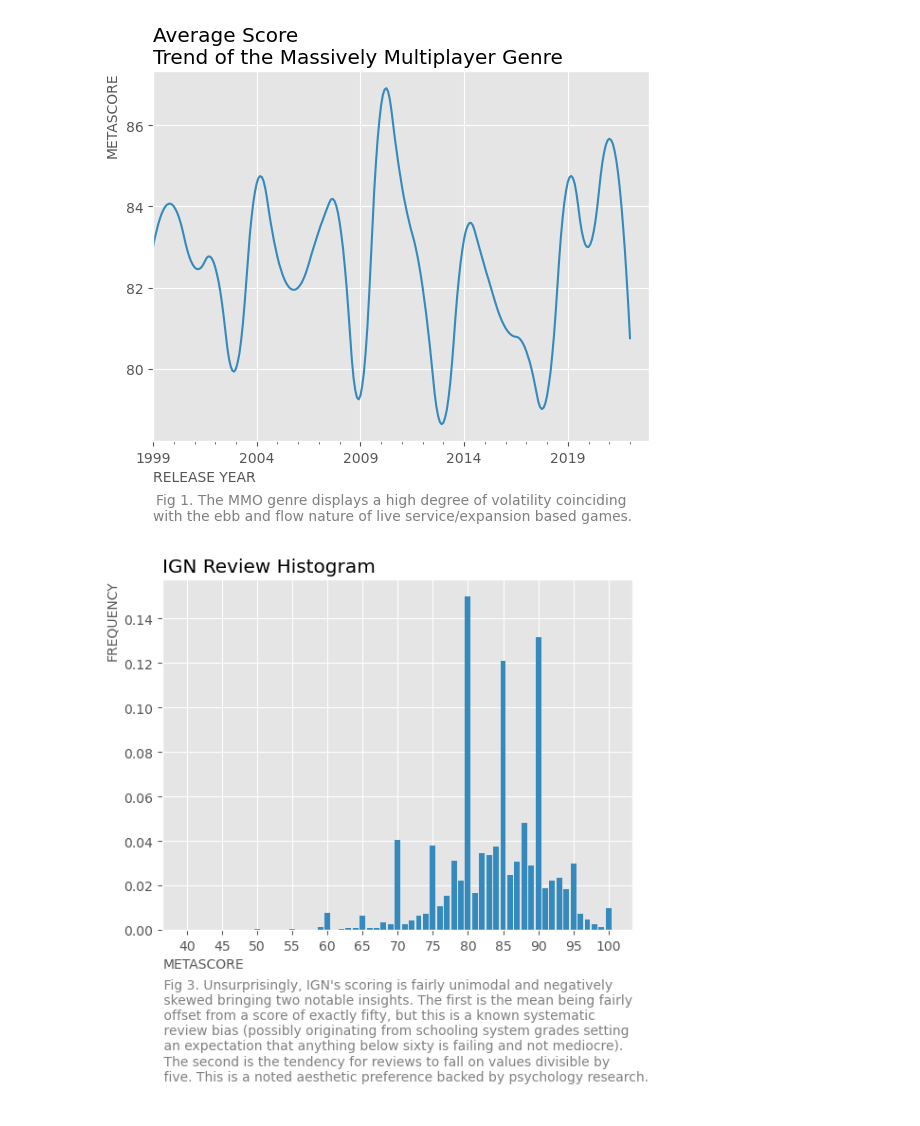
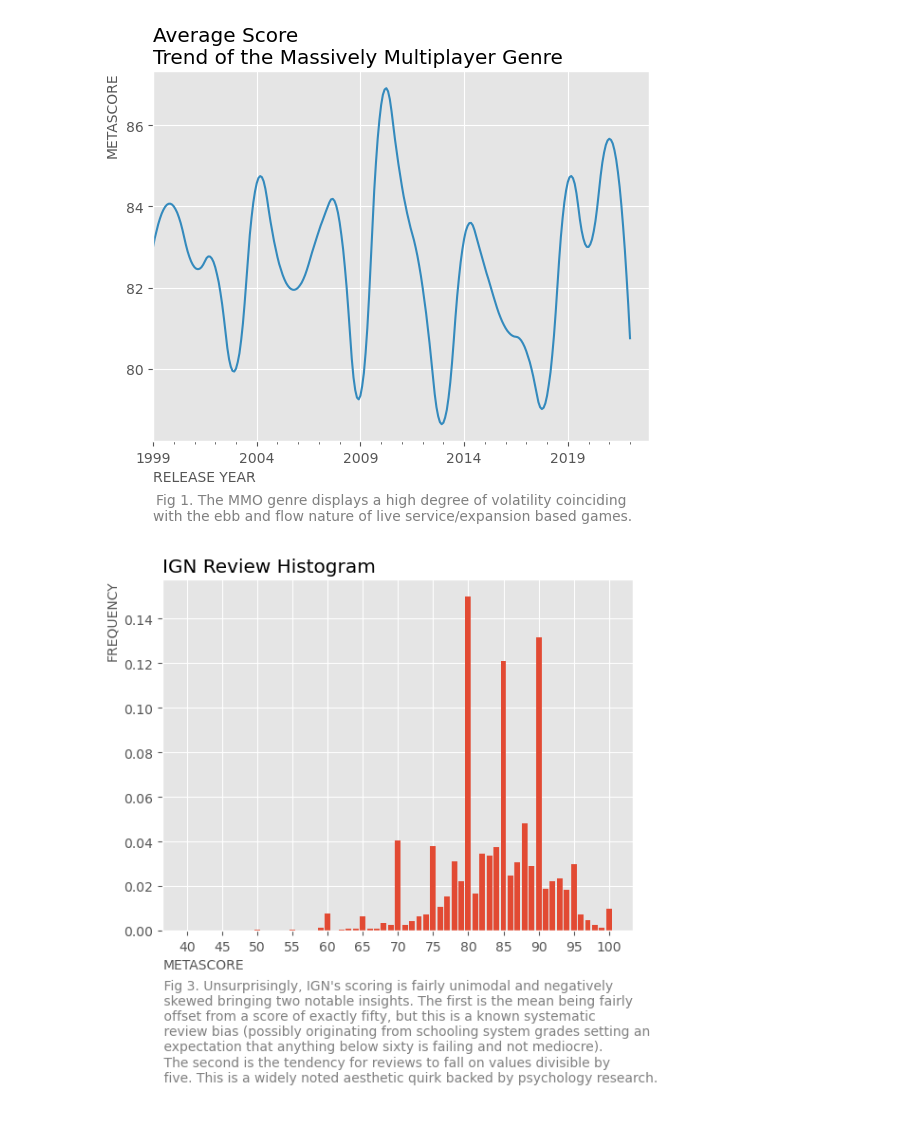
Before and after one commit to kevinramirez723/metacritic-game-analysis, a Jupyter notebook: scripts/analysis.ipynb, the cells around one changed output. Cells and saved outputs as stored; diff of their text form; code cells hidden in the pictures.

Commit message:
v1.2 Analysis complete, writeup imminent.

```diff
--- a/scripts/analysis.ipynb
+++ b/scripts/analysis.ipynb
@@ -43,23 +53,23 @@ plt.show()
 # %%
 ign = df.critics["IGN"]
 counts = ign[ign>=0].value_counts(normalize=True).sort_index()
-plt.bar(counts.index, counts)
+plt.bar(counts.index, counts, color="C6")
 plt.locator_params(axis='x', nbins=20)
 plt.xlabel("METASCORE", loc="left", fontsize=10)
 plt.ylabel("FREQUENCY", loc="top", fontsize=10)
 plt.title("IGN Review Histogram", loc="left")
 cap="""
     Fig 3. Unsurprisingly, IGN's scoring is fairly unimodal and negatively
     skewed bringing two notable insights. The first is the mean being fairly
     offset from a score of exactly fifty, but this is a known systematic
-    review bias (possibly originating from schooling system grades setting
-    an expectation that anything below sixty is failing and not mediocre).
+    review bias (possibly originating from schooling system grades setting an
+    expectation that anything below sixty is failing and not mediocre).
     The second is the tendency for reviews to fall on values divisible by
-    five. This is a noted aesthetic preference backed by psychology research.
+    five. This is a widely noted aesthetic quirk backed by psychology research.
     """
 plt.figtext(0.1, -.25, cap, wrap=True, ha="left", fontsize=10, color="grey")
-plt.savefig("../analysis_results/fig3.png", bbox_inches="tight")
+#plt.savefig("../analysis_results/figures/fig3.png", bbox_inches="tight")
 plt.show()
 # %% [output]
-[figure, old version]
+[figure, new version]
 # %%
```
Also changed, not shown: parts of 12 cells of this notebook, 14 other files.
